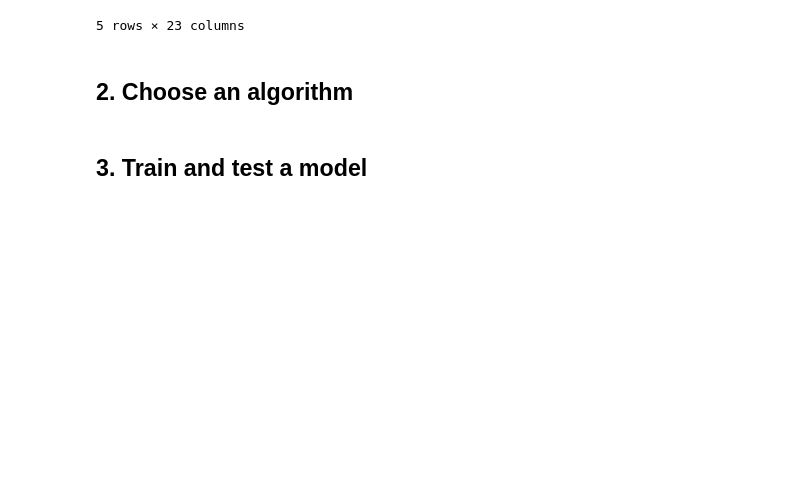
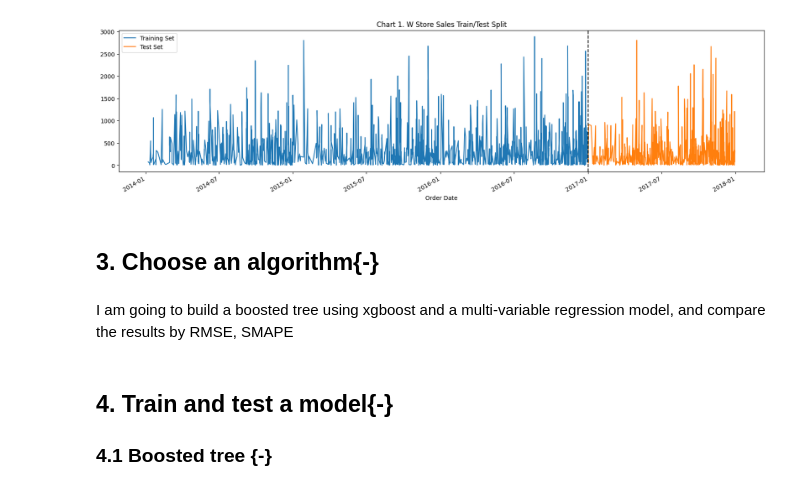
Before and after one commit to Jackreckness/msaphase2, a Jupyter notebook: part2-submission.ipynb, the cells around one changed output. Cells and saved outputs as stored; diff of their text form; code cells hidden in the pictures; blank space fills up the shorter version.

```diff
--- a/part2-submission.ipynb
+++ b/part2-submission.ipynb
@@ -74,3 +54,11 @@ RMSE: 718776302324.2964
 # %%
-df.head()
+train = df.loc[df.index < '01-01-2017']
+test = df.loc[df.index >= '01-01-2017']
+
+fig, ax = plt.subplots(figsize=(20, 5))
+train.plot(ax=ax, y='Sales', label='Training Set', title='Chart 1. W Store Sales Train/Test Split')
+test.plot(ax=ax,y='Sales', label='Test Set')
+ax.axvline('01-01-2017', color='black', ls='--')
+ax.legend(['Training Set', 'Test Set'])
+plt.show()
 # %% [output]
@@ -83,4 +65,6 @@ df.head()
-5 rows × 23 columns
+[figure, added]
 # %% [markdown]
-## 2. Choose an algorithm
+## 3. Choose an algorithm{-}
+# %% [markdown]
+I am going to build a boosted tree using xgboost and a multi-variable regression model, and compare the results by RMSE, SMAPE
 # %%
@@ -88,3 +78,4 @@ df.head()
 # %% [markdown]
-## 3. Train and test a model
+## 4. Train and test a model{-}
+### 4.1 Boosted tree {-}
 # %%
```
Also changed, not shown: parts of 19 cells of this notebook, 4 other files.
